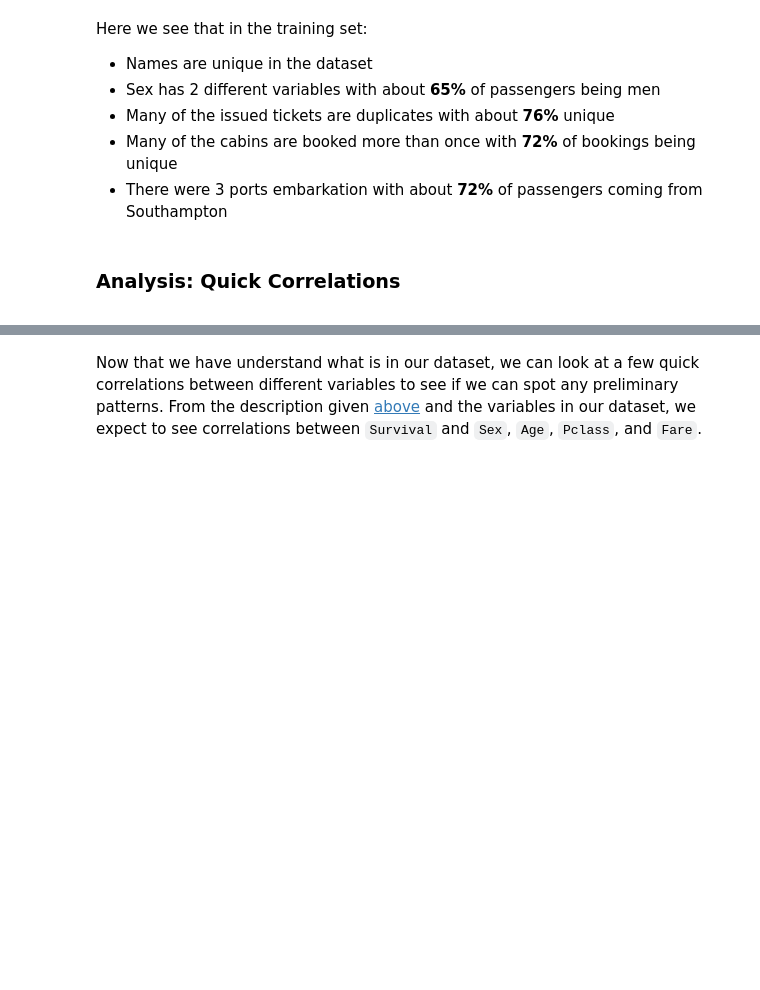
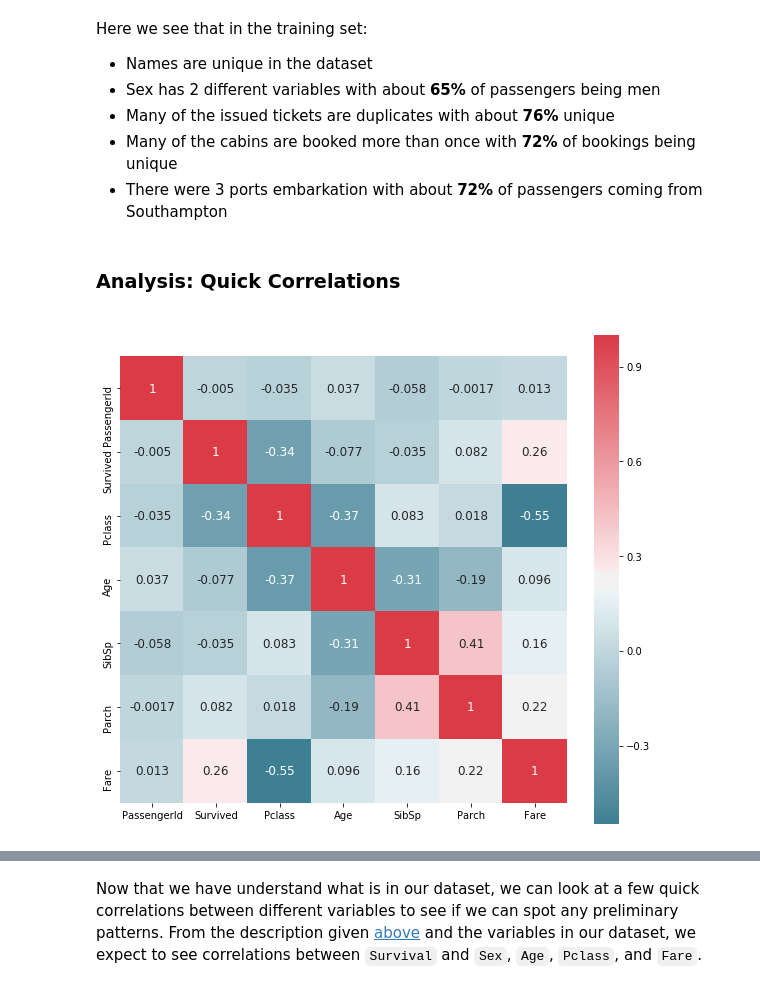
Before and after one commit to nuclth/Kaggle_Titanic, a Jupyter notebook: Survival.ipynb, the cells around one changed output, grey strips where cells are left out. Saved outputs shown, nothing was run; the diff lists cells and outputs as text; code cells hidden in the pictures; blank space fills up the shorter version.

```diff
--- a/Survival.ipynb
+++ b/Survival.ipynb
@@ -243,3 +243,15 @@ Here we see that in the training set:
 # %% [markdown]
 ### Analysis: Quick Correlations
 <a id="analysis_qc"></a>
+# %%
+ def plot_correlation_map (df):
+    corr = train.corr()
+    fig = plt.subplots( figsize = ( 10 , 10 ) )
+    cscheme = sns.diverging_palette( 220 , 10 , as_cmap = True )
+    sns.heatmap(corr, cmap = cscheme, square=True, cbar_kws={ 'shrink' : .9 },
+    annot = True, annot_kws = { 'fontsize' : 12 } )
+
+plot_correlation_map (train)
+plt.show()
+# %% [output]
+[figure, added]
```
Also changed, not shown: parts of 14 cells of this notebook.
